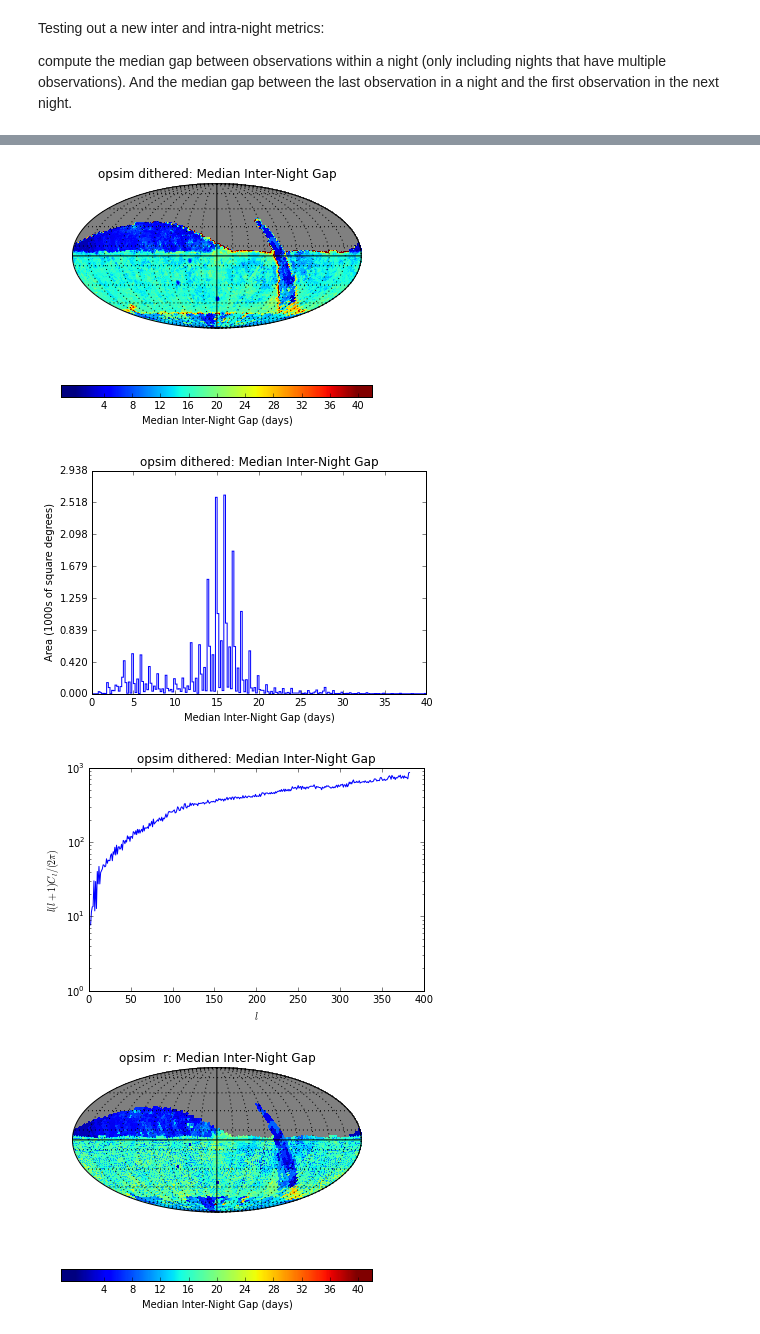
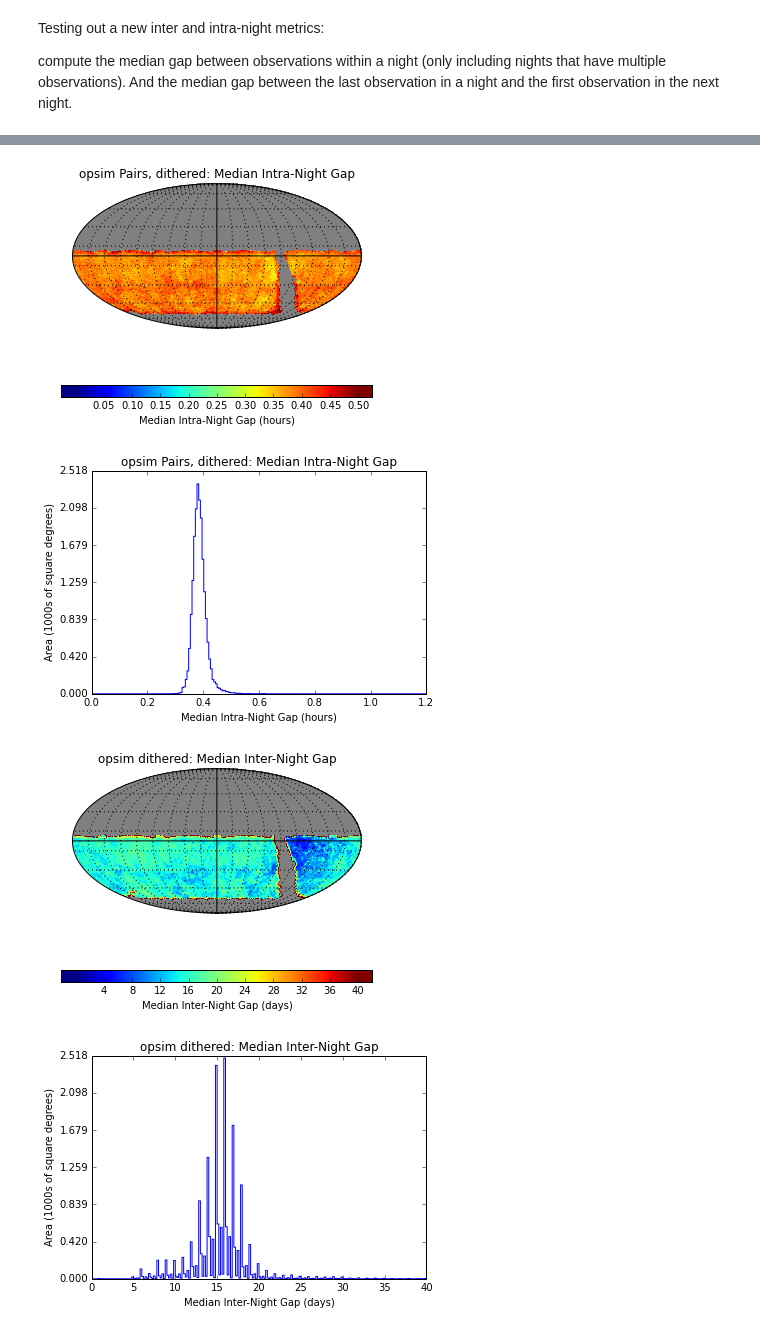
Before and after one commit to yoachim/ScratchStuff, a Jupyter notebook: notebooks/pairtesting.ipynb, the cells around one changed output, grey strips where cells are left out. Drawn from its saved outputs; the diff is of its cells as text; code cells hidden in the pictures.

```diff
--- a/notebooks/pairtesting.ipynb
+++ b/notebooks/pairtesting.ipynb
@@ -19,14 +15,0 @@ WARNING:astropy:AstropyDeprecationWarning: Config parameter 'default_cosmology'
-# %%
-# Set up the database connection
-opsdb = db.OpsimDatabase('enigma_1189_sqlite.db')
-outDir = 'intraDay'
-resultsDb = db.ResultsDb(outDir=outDir)
-# %%
-slicer=slicers.HealpixSlicer()
-metric = metrics.IntraNightGapsMetric()
-metric2 = metrics.InterNightGapsMetric()
-metric3 = metrics.InterNightGapsMetric(reduceFunc=np.max, metricName='Max nightly gap')
-plotDict = {'cmap':'jet', 'colorMin':0,'colorMax':1.2, 'xMin':0,'xMax':1.2}
-plotDict2 = {'cmap':'jet', 'colorMin':0,'colorMax':40, 'xMin':0,'xMax':40}
-plotDict3 = {'cmap':'jet', 'colorMin':0,'colorMax':500, 'xMin':0,'xMax':500}
-sql = 'filter = "r"'
@@ -35,14 +16,30 @@ Healpix slicer using NSIDE=128, approximate resolution 27.483891 arcminutes
+# %%
+runs = {'ops2_1098':'Pairs','ops2_1093':'No Pairs'}
 # %%
-bundleList = []
-bundleList.append(metricBundles.MetricBundle(metric,slicer,sql, plotDict=plotDict))
-bundleList.append(metricBundles.MetricBundle(metric2,slicer,sql, plotDict=plotDict2))
+for runName in runs:
+    # Set up the database connection
+    opsdb = db.OpsimDatabase(runName+'_sqlite.db')
+    md = runs[runName]
+    outDir = 'intraDay'
+    resultsDb = db.ResultsDb(outDir=outDir)
+    plotList = [plotters.HealpixSkyMap(), plotters.HealpixHistogram()]
+    slicer=slicers.HealpixSlicer()
+    metric = metrics.IntraNightGapsMetric()
+    metric2 = metrics.InterNightGapsMetric()
+    plotDict = {'cmap':'jet', 'colorMin':0,'colorMax':0.5, 'xMin':0,'xMax':1.2}
+    plotDict2 = {'cmap':'jet', 'colorMin':0,'colorMax':40, 'xMin':0,'xMax':40}
+    sql = 'filter = "r"'
+    bundleList = []
+    #bundleList.append(metricBundles.MetricBundle(metric,slicer,sql, plotDict=plotDict,
+                                                 #plotFuncs=plotList, metadata=md))
+    #bundleList.append(metricBundles.MetricBundle(metric2,slicer,sql, plotDict=plotDict2, plotFuncs=plotList))
 
-slicer=slicers.HealpixSlicer(lonCol='ditheredRA', latCol='ditheredDec')
-bundleList.append(metricBundles.MetricBundle(metric,slicer,sql, plotDict=plotDict, metadata='dithered'))
-bundleList.append(metricBundles.MetricBundle(metric2,slicer,sql, plotDict=plotDict2, metadata='dithered'))
+    slicer=slicers.HealpixSlicer(lonCol='ditheredRA', latCol='ditheredDec')
+    bundleList.append(metricBundles.MetricBundle(metric,slicer,sql, plotDict=plotDict, metadata=md+', dithered', plotFuncs=plotList))
+    bundleList.append(metricBundles.MetricBundle(metric2,slicer,sql, plotDict=plotDict2, metadata=md+', dithered', plotFuncs=plotList))
 
-bundleDict = metricBundles.makeBundlesDictFromList(bundleList)
-bgroup = metricBundles.MetricBundleGroup(bundleDict, opsdb, outDir=outDir, resultsDb=resultsDb)
-bgroup.runAll()
-bgroup.plotAll(closefigs=False)
+    bundleDict = metricBundles.makeBundlesDictFromList(bundleList)
+    bgroup = metricBundles.MetricBundleGroup(bundleDict, opsdb, outDir=outDir, resultsDb=resultsDb)
+    bgroup.runAll()
+    bgroup.plotAll(closefigs=False)
 # %% [output]
@@ -67,5 +71,5 @@ monopole: 0.372548  dipole: lon: 79.795, lat: 66.9101, amp: 0.0645655
 Plotting complete.
-[figure, old version]
+[figure, new version]
-[figure, old version]
+[figure, new version]
-[figure, old version]
+[figure, new version]
-[figure, old version]
+[figure, new version]
```
Also changed, not shown: parts of 6 cells of this notebook, 2 other files.
